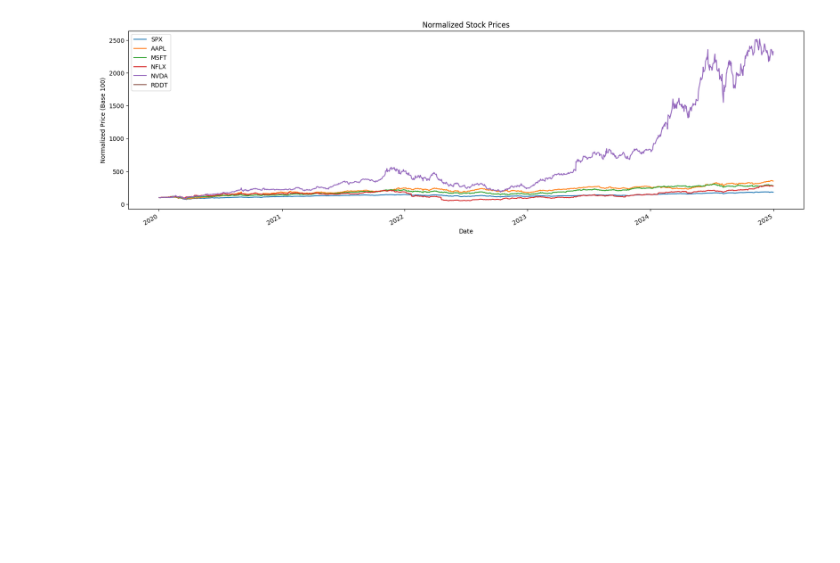
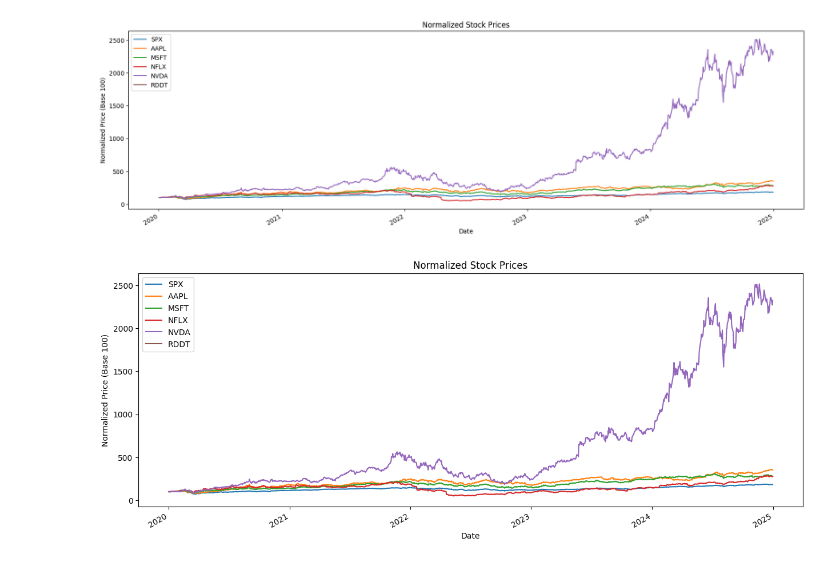
Before and after one commit to hivan04/spx_price_forecast, a Jupyter notebook: model.ipynb, the cells around one changed output. Saved outputs shown, nothing was run; the diff lists cells and outputs as text; code cells hidden in the pictures; blank space fills up the shorter version.

```diff
--- a/model.ipynb
+++ b/model.ipynb
@@ -156,3 +156,12 @@ plt.legend()
 plt.show()
 # %% [output]
 [figure]
+# %%
+normalised_stocks.plot(figsize=(15, 6))
+plt.title("Normalized Stock Prices")
+plt.xlabel("Date")
+plt.ylabel("Normalized Price (Base 100)")
+plt.legend()
+plt.show()
+# %% [output]
+[figure, added]
```
Also changed, not shown: parts of 3 cells of this notebook.
